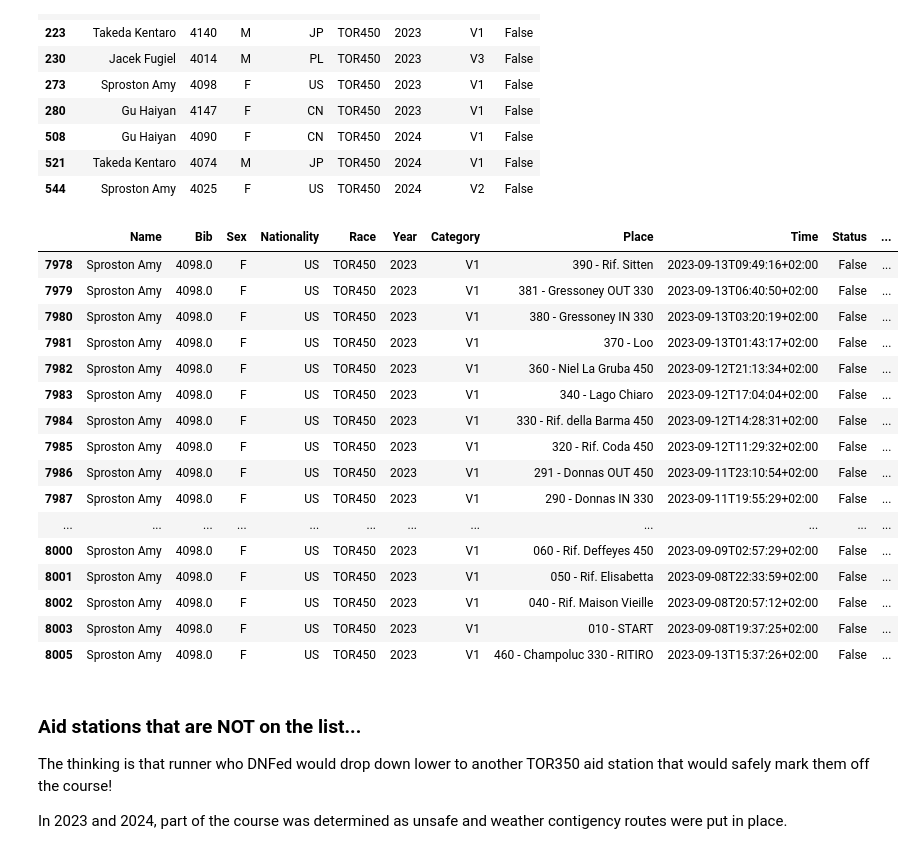
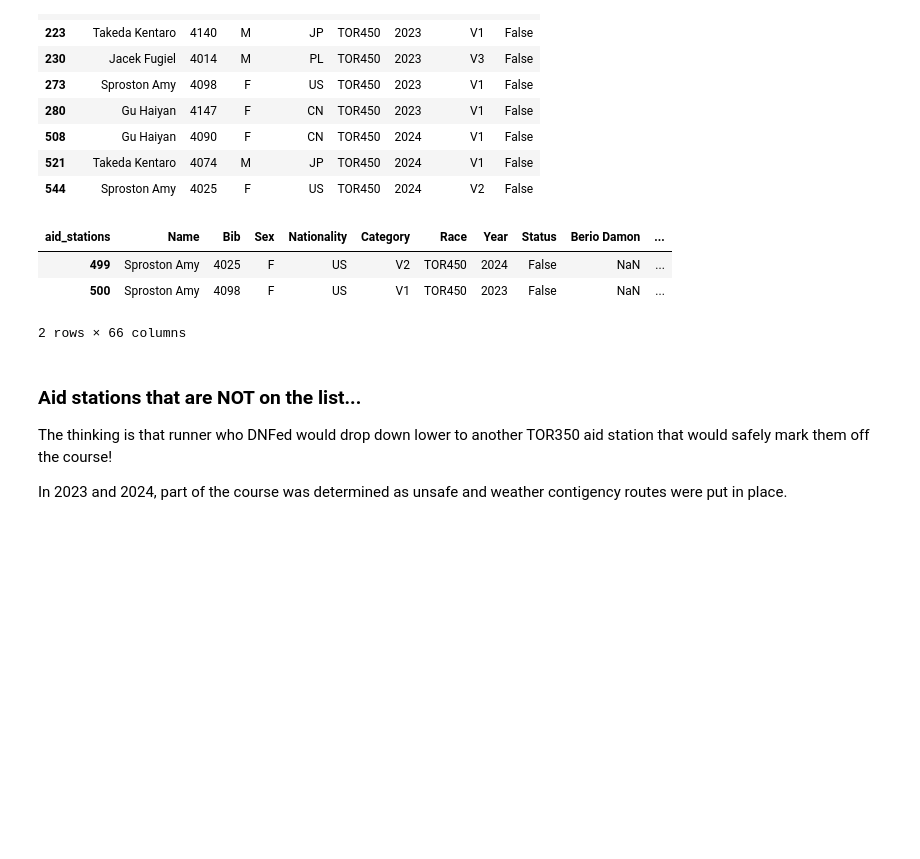
Before and after one commit to kjonina/TORX, a Jupyter notebook: Stage 6 - Cleaning and Preparating TOR450 100x100trail data for Visualisation.ipynb, the cells around one changed output. Saved outputs shown, nothing was run; the diff lists cells and outputs as text; code cells hidden in the pictures; blank space fills up the shorter version.

```diff
--- a/Stage 6 - Cleaning and Preparating TOR450 100x100trail data for Visualisation.ipynb
+++ b/Stage 6 - Cleaning and Preparating TOR450 100x100trail data for Visualisation.ipynb
@@ -419,12 +371,0 @@ Index(['Name', 'DUV_ationality', 'Sex', 'DOB', 'Performance',
-# %%
-
-DUV_450['Name'] = DUV_450['Name'].str.replace('Kuhn Philip', 'Kuehn Philip')
-DUV_450['Name'] = DUV_450['Name'].str.replace('Sylvain Oeillet', 'Oeillet Sylvain')
-DUV_450['Name'] = DUV_450['Name'].str.replace('Gonzalez Rodriguez Fernando', 'Gonzalez Fernando')
-DUV_450['Name'] = DUV_450['Name'].str.replace('Richard Yann', 'Yann Richard')
-
-
-TOR450_dem['Name'] = TOR450_dem['Name'].str.replace('Sylvain Oeillet', 'Oeillet Sylvain')
-TOR450_dem['Name'] = TOR450_dem['Name'].str.replace('Stephane Poulin', 'Poulin Stephane')
-TOR450_dem['Name'] = TOR450_dem['Name'].str.replace('Beletoiu Claudiu Ionel', 'Claudiu Beletoiu')
-TOR450_dem['Name'] = TOR450_dem['Name'].str.replace('Beletoiu Claudiu', 'Claudiu Beletoiu')
@@ -728,3 +371,0 @@ TOR450_dem[TOR450_dem['Name'].str.contains('Martinez')]
-# %%
-TOR450_dem['Name'] = TOR450_dem['Name'].str.replace('Martinez Jose', 'Martinez Rodriguez Jose')
-TOR450['Name'] = TOR450['Name'].str.replace('Martinez Jose', 'Martinez Rodriguez Jose')
@@ -1046,8 +589,8 @@ anomalies_df[[ 'Name', 'Bib', 'Year', 'Race', 'Status',  'START',
 # # EXECUTING SOLUTION
 for name in anomalies_df['Name'].unique():
 #     Fixing the code with .loc[] for proper assignment
-    pivoted_TOR450.loc[(TOR450_dem['Name'] == name) & (pivoted_TOR450['Year'] == '2023'), 'FINISH'] = pd.NaT
-    pivoted_TOR450.loc[(TOR450_dem['Name'] == name) & (pivoted_TOR450['Year'] == '2023'), 'Status'] = False
+    pivoted_TOR450.loc[(pivoted_TOR450['Name'] == name) & (pivoted_TOR450['Year'] == '2023'), 'FINISH'] = pd.NaT
+    pivoted_TOR450.loc[(pivoted_TOR450['Name'] == name) & (pivoted_TOR450['Year'] == '2023'), 'Status'] = False
 
 #     Fixing the code with .loc[] for proper assignment
     TOR450_dem.loc[(TOR450_dem['Name'] == name) & (TOR450_dem['Year'] == '2023'), 'Status'] = False
@@ -1076,26 +619,13 @@ TOR450_dem[TOR450_dem['Name'].isin(list(anomalies_df['Name'].unique()))]
 | 544 | Sproston Amy | 4025 | F | US | TOR450 | 2024 | V2 | False |
 # %%
 # making sure the FINISH rows is dropped!!!
-TOR450[(TOR450['Year'] == '2023') &
-      (TOR450['Name'] == 'Sproston Amy')]
+pivoted_TOR450[
+      (pivoted_TOR450['Name'] == 'Sproston Amy')]
 # %% [output]
-|  | Name | Bib | Sex | Nationality | Race | Year | Category | Place | Time | Status | ... |
-| 7978 | Sproston Amy | 4098.0 | F | US | TOR450 | 2023 | V1 | 390 - Rif. Sitten | 2023-09-13T09:49:16+02:00 | False | ... |
-| 7979 | Sproston Amy | 4098.0 | F | US | TOR450 | 2023 | V1 | 381 - Gressoney OUT 330 | 2023-09-13T06:40:50+02:00 | False | ... |
-| 7980 | Sproston Amy | 4098.0 | F | US | TOR450 | 2023 | V1 | 380 - Gressoney IN 330 | 2023-09-13T03:20:19+02:00 | False | ... |
-| 7981 | Sproston Amy | 4098.0 | F | US | TOR450 | 2023 | V1 | 370 - Loo | 2023-09-13T01:43:17+02:00 | False | ... |
-| 7982 | Sproston Amy | 4098.0 | F | US | TOR450 | 2023 | V1 | 360 - Niel La Gruba 450 | 2023-09-12T21:13:34+02:00 | False | ... |
-| 7983 | Sproston Amy | 4098.0 | F | US | TOR450 | 2023 | V1 | 340 - Lago Chiaro | 2023-09-12T17:04:04+02:00 | False | ... |
-| 7984 | Sproston Amy | 4098.0 | F | US | TOR450 | 2023 | V1 | 330 - Rif. della Barma 450 | 2023-09-12T14:28:31+02:00 | False | ... |
-| 7985 | Sproston Amy | 4098.0 | F | US | TOR450 | 2023 | V1 | 320 - Rif. Coda 450 | 2023-09-12T11:29:32+02:00 | False | ... |
-| 7986 | Sproston Amy | 4098.0 | F | US | TOR450 | 2023 | V1 | 291 - Donnas OUT 450 | 2023-09-11T23:10:54+02:00 | False | ... |
-| 7987 | Sproston Amy | 4098.0 | F | US | TOR450 | 2023 | V1 | 290 - Donnas IN 330 | 2023-09-11T19:55:29+02:00 | False | ... |
-| ... | ... | ... | ... | ... | ... | ... | ... | ... | ... | ... | ... |
-| 8000 | Sproston Amy | 4098.0 | F | US | TOR450 | 2023 | V1 | 060 - Rif. Deffeyes 450 | 2023-09-09T02:57:29+02:00 | False | ... |
-| 8001 | Sproston Amy | 4098.0 | F | US | TOR450 | 2023 | V1 | 050 - Rif. Elisabetta | 2023-09-08T22:33:59+02:00 | False | ... |
-| 8002 | Sproston Amy | 4098.0 | F | US | TOR450 | 2023 | V1 | 040 - Rif. Maison Vieille | 2023-09-08T20:57:12+02:00 | False | ... |
-| 8003 | Sproston Amy | 4098.0 | F | US | TOR450 | 2023 | V1 | 010 - START | 2023-09-08T19:37:25+02:00 | False | ... |
-| 8005 | Sproston Amy | 4098.0 | F | US | TOR450 | 2023 | V1 | 460 - Champoluc 330 - RITIRO | 2023-09-13T15:37:26+02:00 | False | ... |
+| aid_stations | Name | Bib | Sex | Nationality | Category | Race | Year | Status | Berio Damon | ... |
+| 499 | Sproston Amy | 4025 | F | US | V2 | TOR450 | 2024 | False | NaN | ... |
+| 500 | Sproston Amy | 4098 | F | US | V1 | TOR450 | 2023 | False | NaN | ... |
+2 rows × 66 columns
 # %% [markdown]
 ### Aid stations that are NOT on the list...
 The thinking is that runner who DNFed would drop down lower to another TOR350 aid station that would safely mark them off the course!
```
Also changed, not shown: parts of 117 cells of this notebook, 11 other files.
